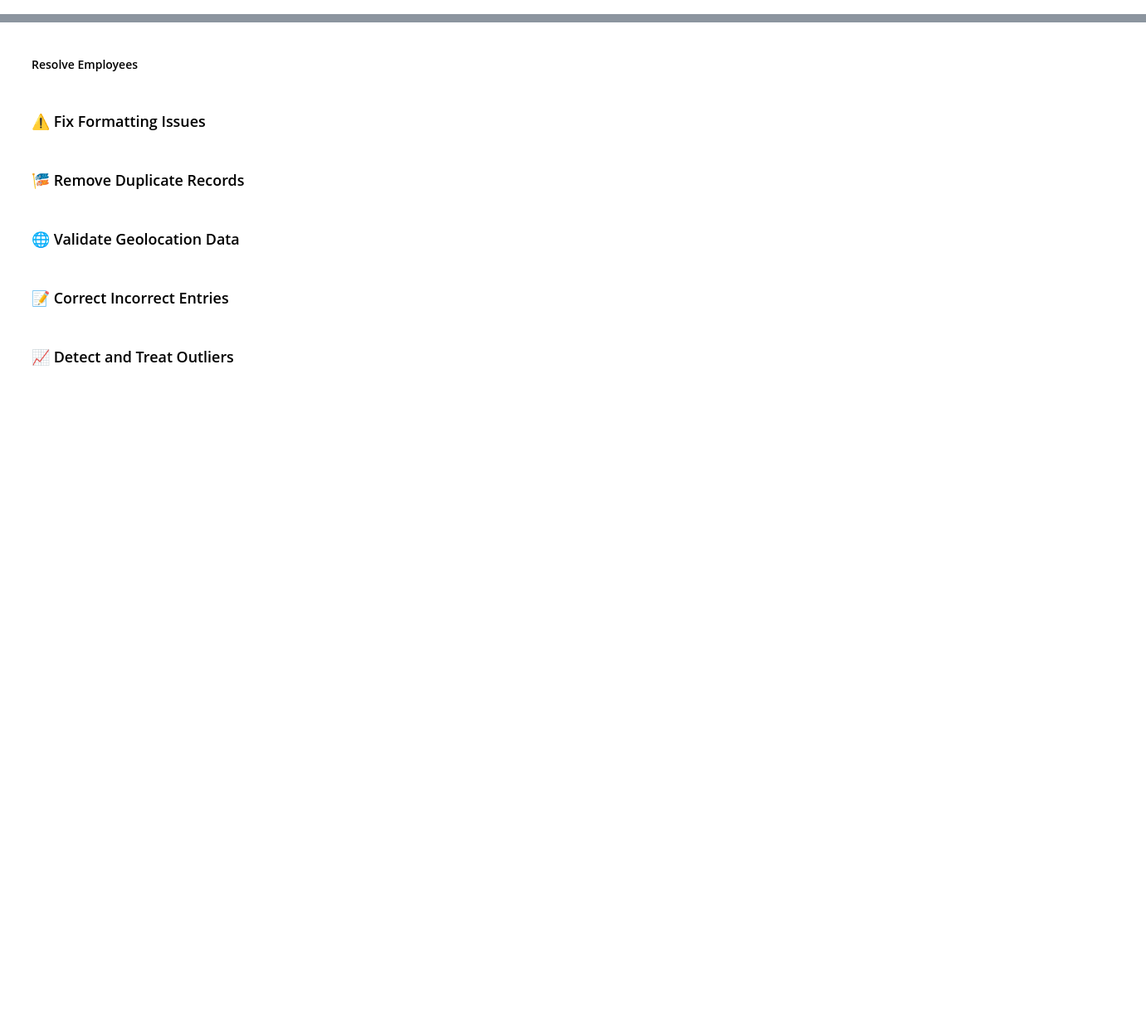
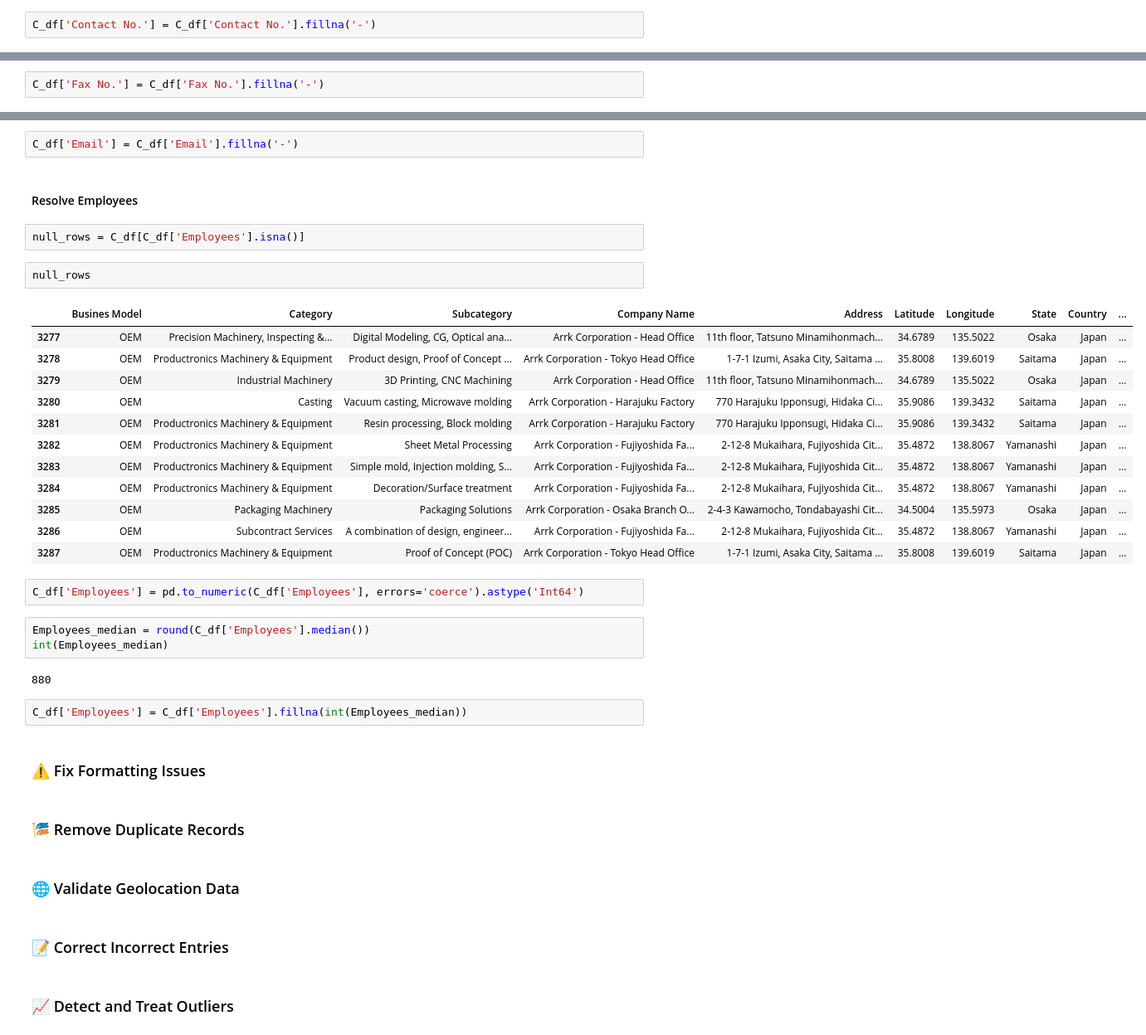
Before and after one commit to mitano-17/Nidec-Drives-Data-Cleaning, a Jupyter notebook: Dataset_C_3042-3879_Cleaner.ipynb, the cells around one changed output, grey strips where cells are left out. Shown at 83% size. Drawn from its saved outputs; the diff is of its cells as text; blank space fills up the shorter version.

Commit message:
Resolved 'Handling Missing and Null Values'
- Contact No.
- Fax No.
- Email
- Employees
- Changed Employees from 'object' to 'Int64'

```diff
--- a/Dataset_C_3042-3879_Cleaner.ipynb
+++ b/Dataset_C_3042-3879_Cleaner.ipynb
@@ -202,12 +202,44 @@ array(['Japan', nan], dtype=object)
 C_df['Country'] = C_df['Country'].fillna('Japan')
 # %% [markdown]
 <h4>Resolve Contact No.</h4>
+# %%
+C_df['Contact No.'] = C_df['Contact No.'].fillna('-')
 # %% [markdown]
 <h4>Resolve Fax No.</h4>
+# %%
+C_df['Fax No.'] = C_df['Fax No.'].fillna('-')
 # %% [markdown]
 <h4>Resolve Email</h4>
+# %%
+C_df['Email'] = C_df['Email'].fillna('-')
 # %% [markdown]
 <h4>Resolve Employees</h4>
+# %%
+null_rows = C_df[C_df['Employees'].isna()]
+# %%
+null_rows
+# %% [output]
+|  | Busines Model | Category | Subcategory | Company Name | Address | Latitude | Longitude | State | Country | ... |
+| 3277 | OEM | Precision Machinery, Inspecting &... | Digital Modeling, CG, Optical ana... | Arrk Corporation - Head Office | 11th floor, Tatsuno Minamihonmach... | 34.6789 | 135.5022 | Osaka | Japan | ... |
+| 3278 | OEM | Productronics Machinery & Equipment | Product design, Proof of Concept ... | Arrk Corporation - Tokyo Head Office | 1-7-1 Izumi, Asaka City, Saitama ... | 35.8008 | 139.6019 | Saitama | Japan | ... |
+| 3279 | OEM | Industrial Machinery | 3D Printing, CNC Machining | Arrk Corporation - Head Office | 11th floor, Tatsuno Minamihonmach... | 34.6789 | 135.5022 | Osaka | Japan | ... |
+| 3280 | OEM | Casting | Vacuum casting, Microwave molding | Arrk Corporation - Harajuku Factory | 770 Harajuku Ipponsugi, Hidaka Ci... | 35.9086 | 139.3432 | Saitama | Japan | ... |
+| 3281 | OEM | Productronics Machinery & Equipment | Resin processing, Block molding | Arrk Corporation - Harajuku Factory | 770 Harajuku Ipponsugi, Hidaka Ci... | 35.9086 | 139.3432 | Saitama | Japan | ... |
+| 3282 | OEM | Productronics Machinery & Equipment | Sheet Metal Processing | Arrk Corporation - Fujiyoshida Fa... | 2-12-8 Mukaihara, Fujiyoshida Cit... | 35.4872 | 138.8067 | Yamanashi | Japan | ... |
+| 3283 | OEM | Productronics Machinery & Equipment | Simple mold, Injection molding, S... | Arrk Corporation - Fujiyoshida Fa... | 2-12-8 Mukaihara, Fujiyoshida Cit... | 35.4872 | 138.8067 | Yamanashi | Japan | ... |
+| 3284 | OEM | Productronics Machinery & Equipment | Decoration/Surface treatment | Arrk Corporation - Fujiyoshida Fa... | 2-12-8 Mukaihara, Fujiyoshida Cit... | 35.4872 | 138.8067 | Yamanashi | Japan | ... |
+| 3285 | OEM | Packaging Machinery | Packaging Solutions | Arrk Corporation - Osaka Branch O... | 2-4-3 Kawamocho, Tondabayashi Cit... | 34.5004 | 135.5973 | Osaka | Japan | ... |
+| 3286 | OEM | Subcontract Services | A combination of design, engineer... | Arrk Corporation - Fujiyoshida Fa... | 2-12-8 Mukaihara, Fujiyoshida Cit... | 35.4872 | 138.8067 | Yamanashi | Japan | ... |
+| 3287 | OEM | Productronics Machinery & Equipment | Proof of Concept (POC) | Arrk Corporation - Tokyo Head Office | 1-7-1 Izumi, Asaka City, Saitama ... | 35.8008 | 139.6019 | Saitama | Japan | ... |
+# %%
+C_df['Employees'] = pd.to_numeric(C_df['Employees'], errors='coerce').astype('Int64')
+# %%
+Employees_median = round(C_df['Employees'].median())
+int(Employees_median)
+# %% [output]
+880
+# %%
+C_df['Employees'] = C_df['Employees'].fillna(int(Employees_median))
 # %% [markdown]
 <h3>⚠️ Fix Formatting Issues</h3>
 # %% [markdown]
```
Also changed, not shown: parts of 1 cell of this notebook.
